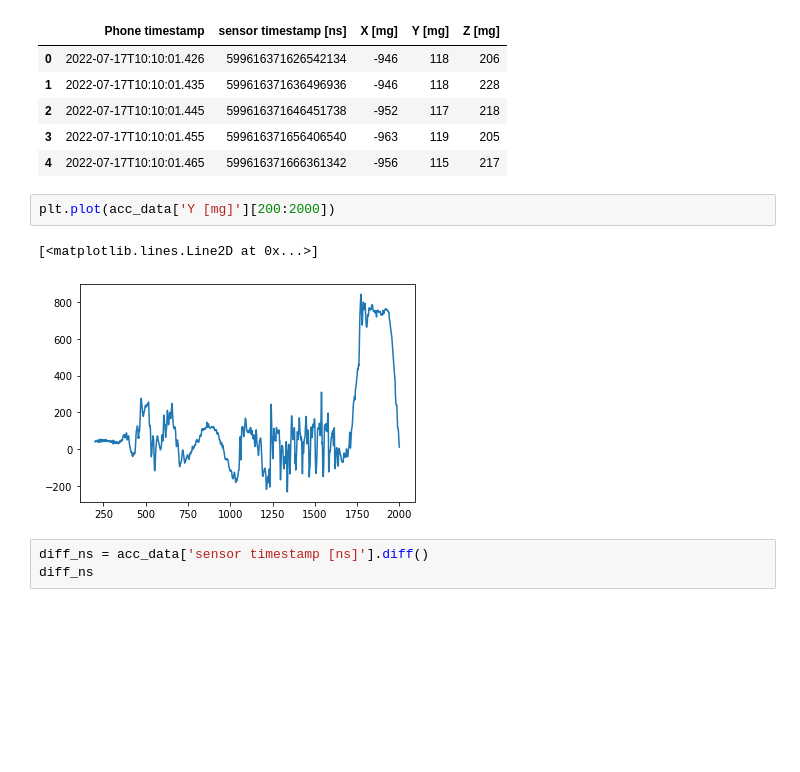
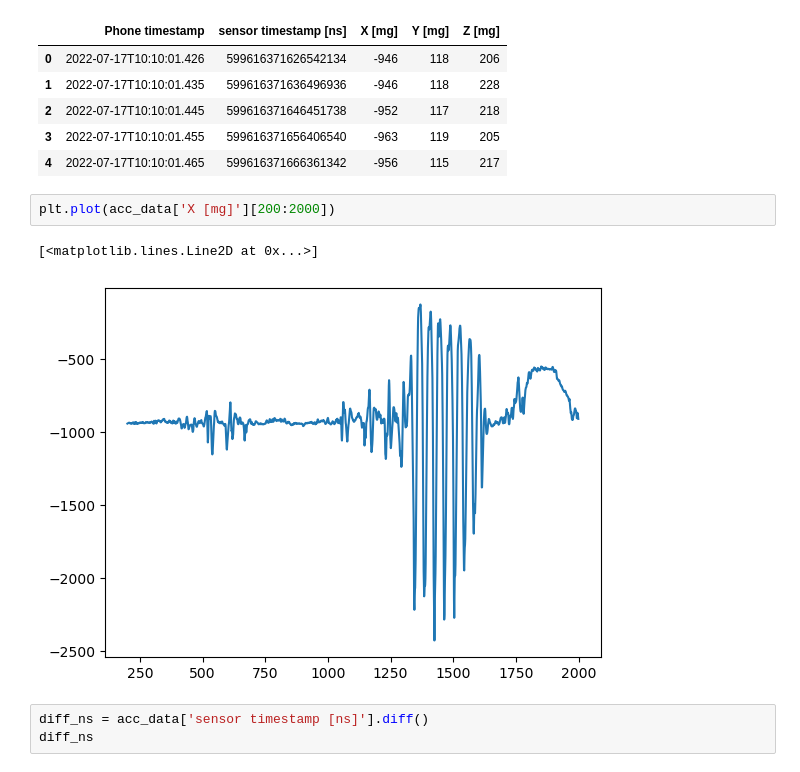
Before and after one commit to MaksimKS81/polarevergreen, a Jupyter notebook: ECG_CSV_processing.ipynb, the cells around one changed output. Drawn from its saved outputs; the diff is of its cells as text; blank space fills up the shorter version.

```diff
--- a/ECG_CSV_processing.ipynb
+++ b/ECG_CSV_processing.ipynb
@@ -79,10 +90,10 @@ acc_data.head()
 | 3 | 2022-07-17T10:10:01.455 | 599616371656406540 | -963 | 119 | 205 |
 | 4 | 2022-07-17T10:10:01.465 | 599616371666361342 | -956 | 115 | 217 |
 # %%
-plt.plot(acc_data['Y [mg]'][200:2000])
+plt.plot(acc_data['X [mg]'][200:2000])
 # %% [output]
 [<matplotlib.lines.Line2D at 0x...>]
-[figure, old version]
+[figure, new version]
 # %%
 diff_ns = acc_data['sensor timestamp [ns]'].diff()
 diff_ns
```
Also changed, not shown: parts of 6 cells of this notebook, 1 other file.
